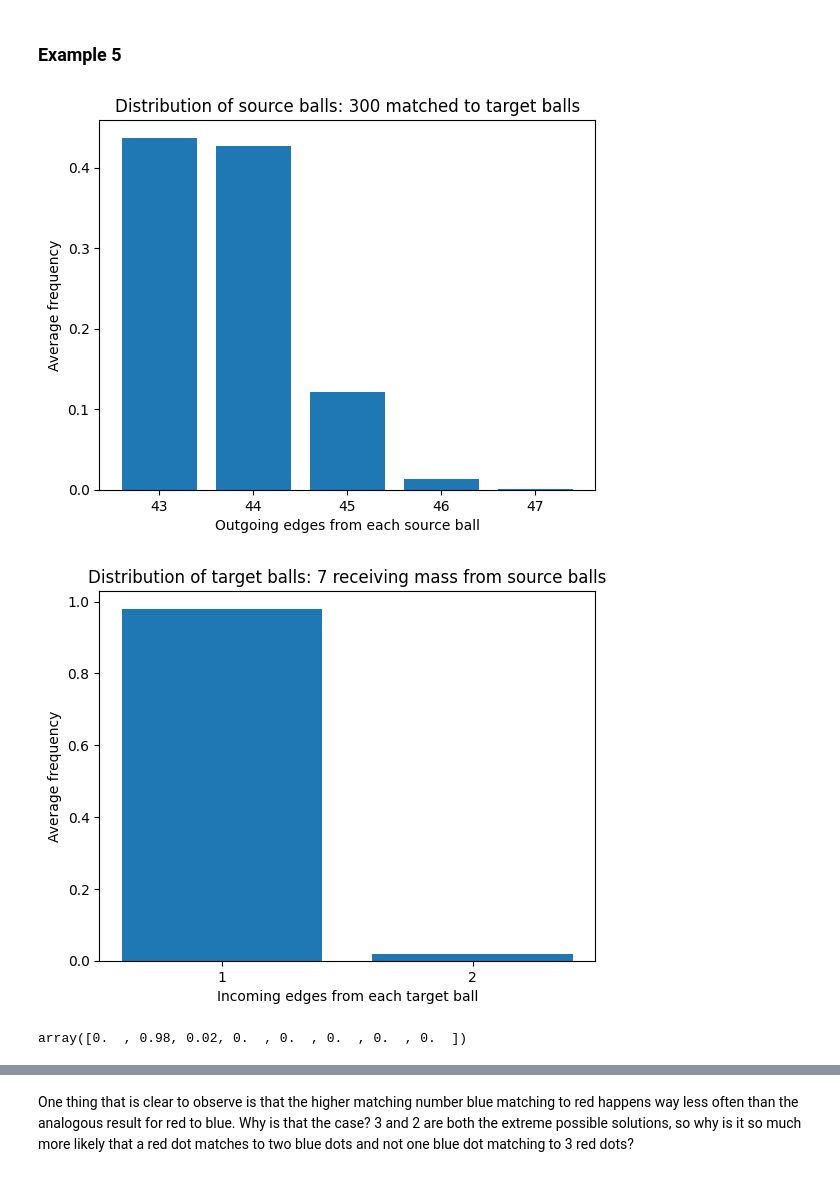
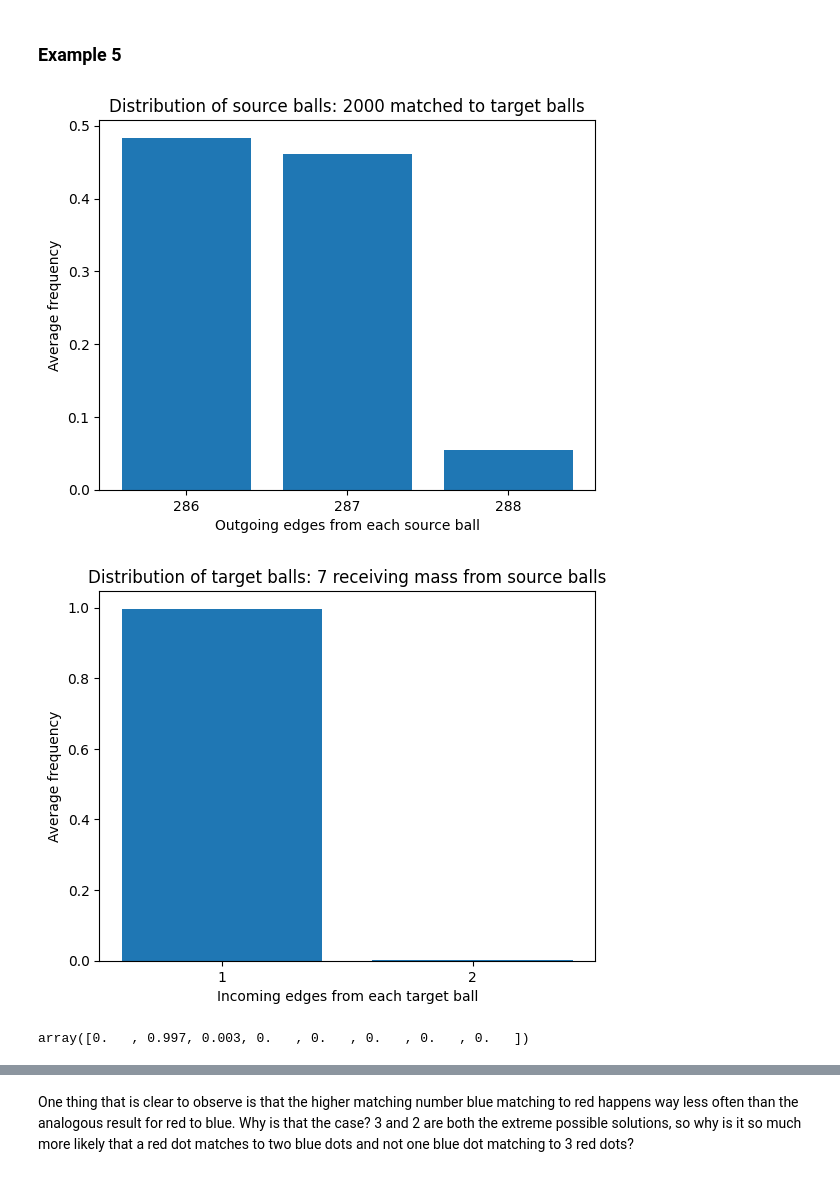
Before and after one commit to abjohnson117/OT_research, a Jupyter notebook: OT_match_stats.ipynb, the cells around one changed output, grey strips where cells are left out. Cells and saved outputs as stored; diff of their text form; code cells hidden in the pictures.

```diff
--- a/OT_match_stats.ipynb
+++ b/OT_match_stats.ipynb
@@ -81,16 +81,16 @@ plot_func(avg_m_statistics,avg_n_statistics,possible_m,possible_n)
 ### Example 5
 # %%
 n = 7
-m = 300
+m = 2000
 it = 200
 m_array, n_array, possible_m, possible_n = sim_OT(m,n,it)
 avg_m_statistics = np.mean(m_array, axis=0)
 avg_n_statistics = np.mean(n_array, axis=0)
 plot_func(avg_m_statistics,avg_n_statistics,possible_m,possible_n)
 # %% [output]
-[figure, old version]
+[figure, new version]
-[figure, old version]
+[figure, new version]
 # %%
 avg_n_statistics
 # %% [output]
-array([0.  , 0.98, 0.02, 0.  , 0.  , 0.  , 0.  , 0.  ])
+array([0.   , 0.997, 0.003, 0.   , 0.   , 0.   , 0.   , 0.   ])
```
Also changed, not shown: parts of 9 cells of this notebook, 1 other file.
